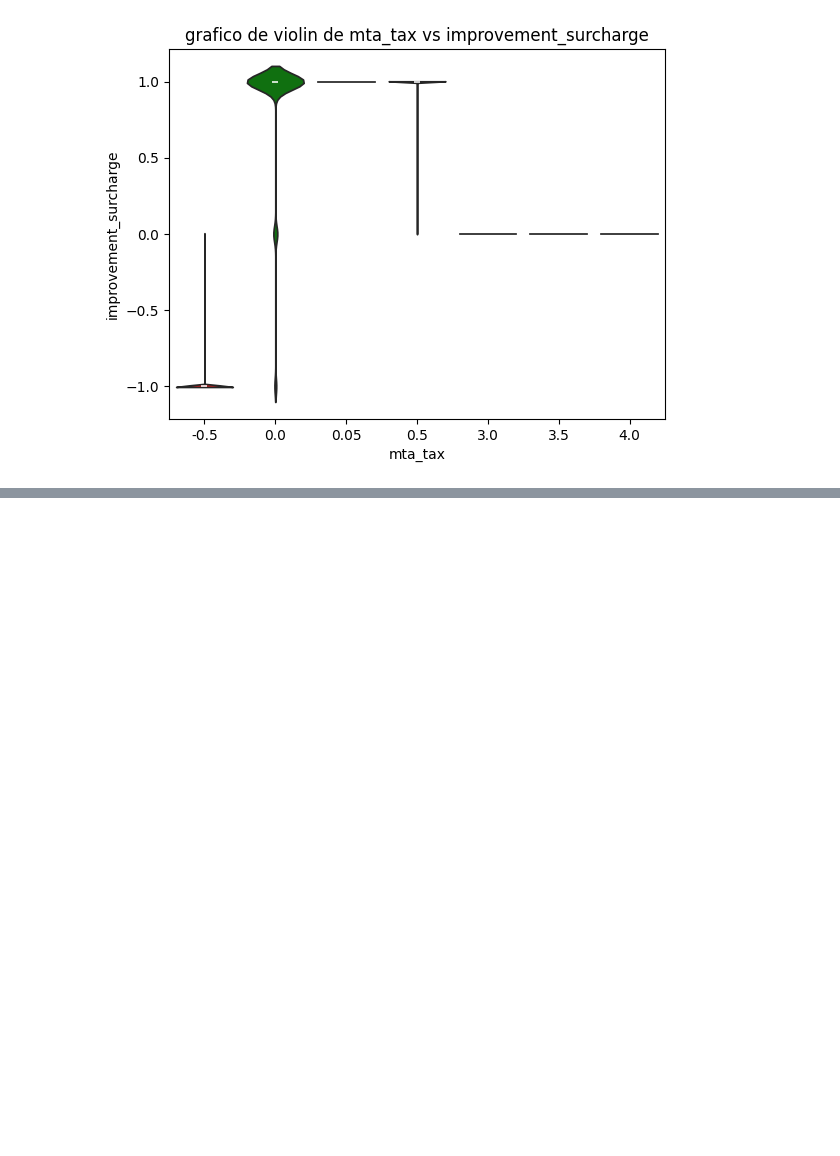
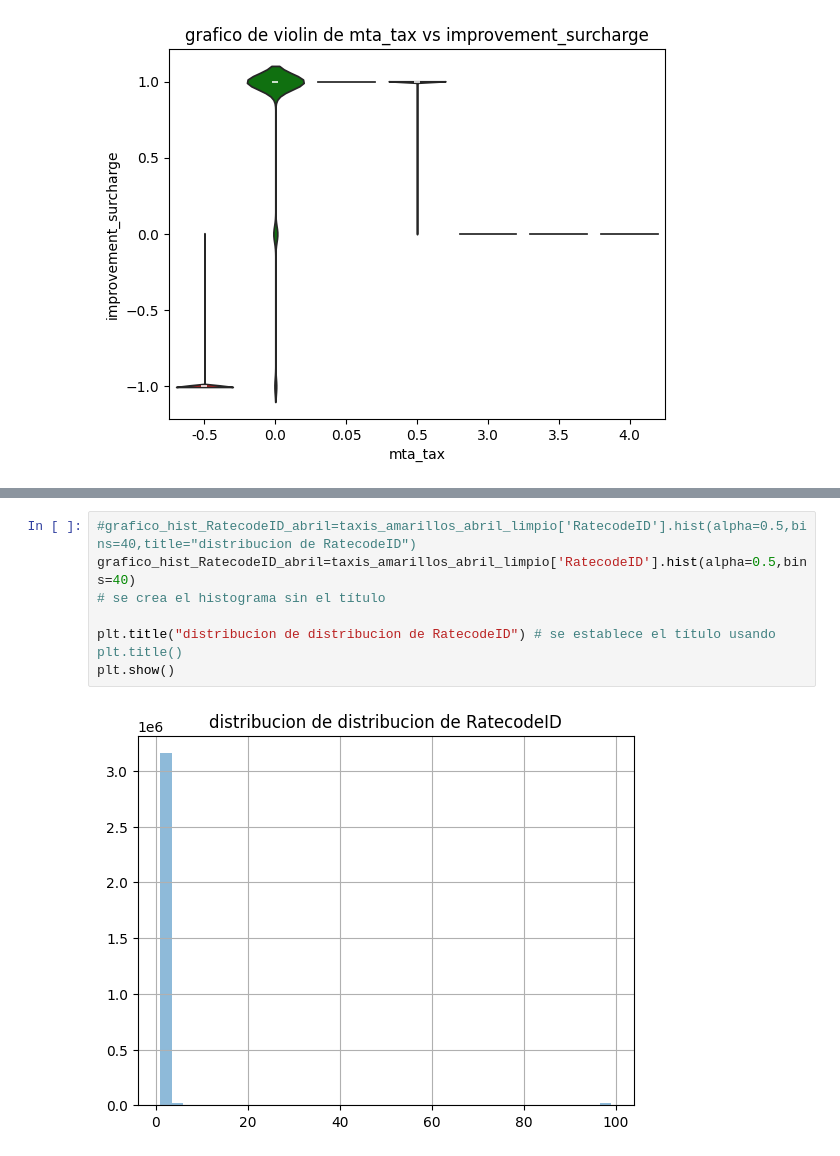
Before and after one commit to lcondoriz/TA047R-2C2024-GRUPO02, a Jupyter notebook: TA047R_TP1_GRUPO02_ENTREGA_EJ1_V2.ipynb, the cells around one changed output, grey strips where cells are left out. Drawn from its saved outputs; the diff is of its cells as text; blank space fills up the shorter version.

```diff
--- a/TA047R_TP1_GRUPO02_ENTREGA_EJ1_V2.ipynb
+++ b/TA047R_TP1_GRUPO02_ENTREGA_EJ1_V2.ipynb
@@ -1510,0 +1540,9 @@ The palette list has fewer values (2) than needed (7) and will cycle, which may
+# %%
+#grafico_hist_RatecodeID_abril=taxis_amarillos_abril_limpio['RatecodeID'].hist(alpha=0.5,bins=40,title="distribucion de RatecodeID")
+grafico_hist_RatecodeID_abril=taxis_amarillos_abril_limpio['RatecodeID'].hist(alpha=0.5,bins=40)
+# se crea el histograma sin el título
+
+plt.title("distribucion de distribucion de RatecodeID") # se establece el título usando plt.title()
+plt.show()
+# %% [output]
+[figure, added]
```
Also changed, not shown: parts of 22 cells of this notebook.
